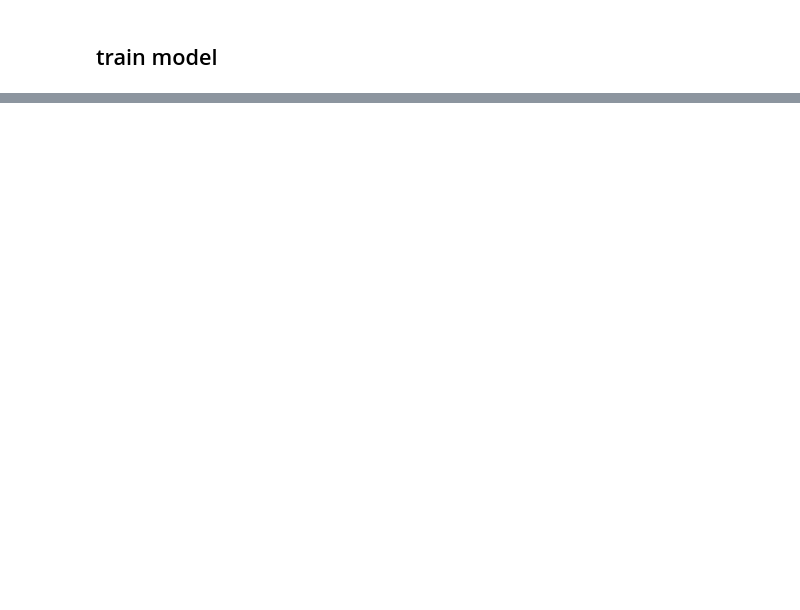
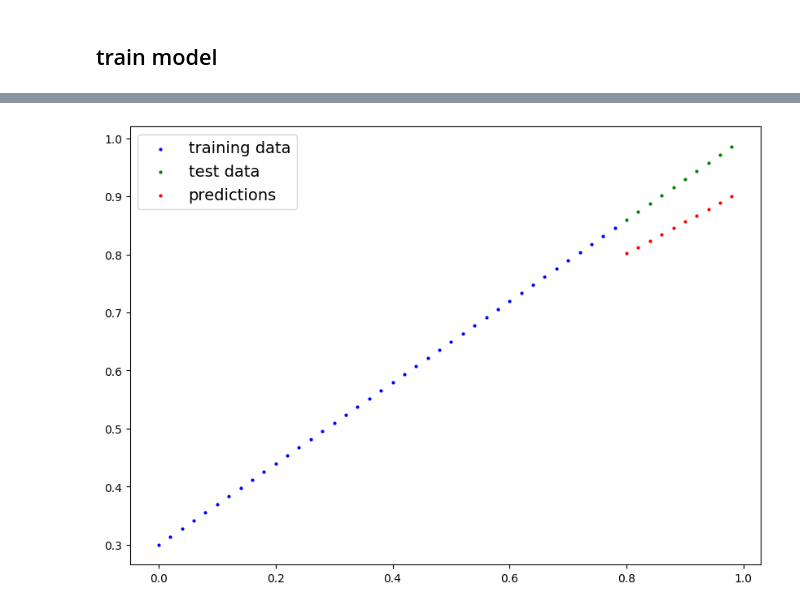
Before and after one commit to tokyustay/pytorch, a Jupyter notebook: PyTorch for Deep Learning & Machine Learning/pytorch_workflow01.ipynb, the cells around one changed output, grey strips where cells are left out. Drawn from its saved outputs; the diff is of its cells as text; code cells hidden in the pictures; blank space fills up the shorter version.

```diff
--- a/PyTorch for Deep Learning & Machine Learning/pytorch_workflow01.ipynb
+++ b/PyTorch for Deep Learning & Machine Learning/pytorch_workflow01.ipynb
@@ -166,0 +168,34 @@ L1Loss()
+# %%
+# torch.manual_seed(42)
+epochs = 200
+
+epoch_count = []
+loss_values = []
+test_loss_values = []
+
+
+for epoch in range(epochs) :
+  model_0.train()
+
+  y_pred = model_0(x_train)
+
+  loss = loss_fn(y_pred, y_train)
+
+  optimizer.zero_grad()
+
+  loss.backward()
+
+  optimizer.step()
+
+  print(f"loss : {loss}")
+
+  model_0.eval()
+  with torch.inference_mode() :
+    test_pred = model_0(x_test)
+    test_loss = loss_fn(test_pred, y_test)
+  if epoch % 10 == 0 :
+    epoch_count.append(epoch)
+    loss_values.append(loss)
+    test_loss_values.append(test_loss)
+    print(f"epoch : {epoch} test loss : {test_loss}")
+    print(model_0.state_dict())
@@ -166,0 +220,7 @@ L1Loss()
+# %%
+with torch.no_grad() :
+  y_preds_new = model_0(x_test)
+
+plot_predictions(predictions=y_preds_new)
+# %% [output]
+[figure, added]
```
Also changed, not shown: parts of 11 cells of this notebook.
